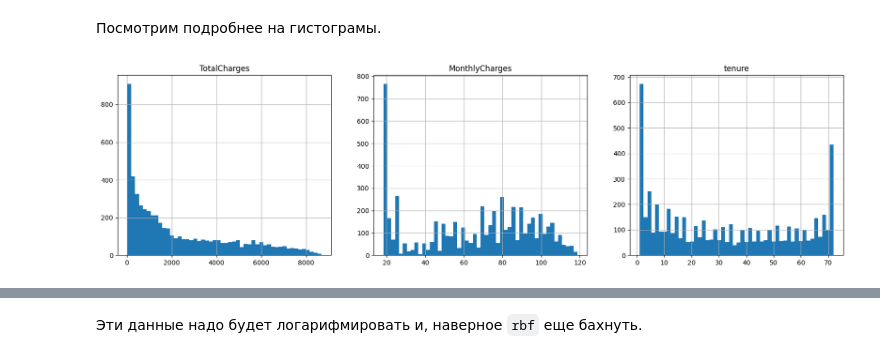
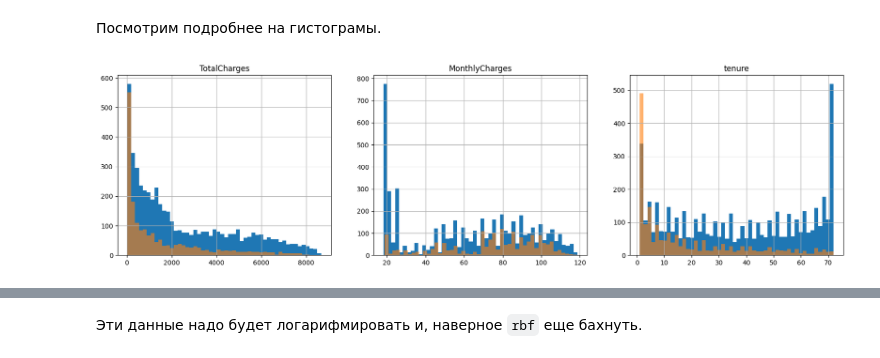
Before and after one commit to rezect/customer-churn-prediction, a Jupyter notebook: notebooks/01_eda.ipynb, the cells around one changed output, grey strips where cells are left out. Drawn from its saved outputs; the diff is of its cells as text; code cells hidden in the pictures.

```diff
--- a/notebooks/01_eda.ipynb
+++ b/notebooks/01_eda.ipynb
@@ -150,6 +187,5 @@ telco.describe()
 # %% [markdown]
 Преобразуем таргет в норм вид
 # %%
-y = telco['Churn'].map({'Yes': 1, 'No': 0})
-X = telco.drop('Churn', axis=1)
+telco['Churn'] = telco['Churn'].map({'Yes': 1, 'No': 0})
 # %%
@@ -161,7 +197,7 @@ X_train, X_test, y_train, y_test = train_test_split(
 # %% [markdown]
 ## Cleaning Data
 # %%
-telco = X_train.copy()
+# telco = X_train.copy()
 # %% [markdown]
 Сначаал разберемся с колонкой TotalCharges - там флот, но где-то есть пустые строки.
 # %%
@@ -240,3 +276,6 @@ memory usage: 1.2 MB
 Посмотрим на максимальные/минимальные значения
 # %% [markdown]
 Еееей, хотябы щас все типы выглядят адекватно и можно приступить к визуализации всякой всячины.
+# %%
+telco.drop_duplicates(inplace=True)
+telco.duplicated().value_counts()
@@ -291,14 +347,17 @@ telco = telco.drop(drop_idxs)
 # %%
 fig, axis = plt.subplots(1, 3, figsize=(20, 5))
 
-telco["TotalCharges"].hist(bins=50, ax=axis[0])
-telco["MonthlyCharges"].hist(bins=50, ax=axis[1])
-telco["tenure"].hist(bins=50, ax=axis[2])
+telco[telco["Churn"] == 0]["TotalCharges"].hist(bins=50, ax=axis[0])
+telco[telco["Churn"] == 1]["TotalCharges"].hist(bins=50, ax=axis[0], alpha=0.6)
+telco[telco["Churn"] == 0]["MonthlyCharges"].hist(bins=50, ax=axis[1])
+telco[telco["Churn"] == 1]["MonthlyCharges"].hist(bins=50, ax=axis[1], alpha=0.6)
+telco[telco["Churn"] == 0]["tenure"].hist(bins=50, ax=axis[2])
+telco[telco["Churn"] == 1]["tenure"].hist(bins=50, ax=axis[2], alpha=0.6)
 
 axis[0].set_title("TotalCharges")
 axis[1].set_title("MonthlyCharges")
 axis[2].set_title("tenure")
 
 plt.show()
 # %% [output]
-[figure, old version]
+[figure, new version]
```
Also changed, not shown: parts of 19 cells of this notebook.
